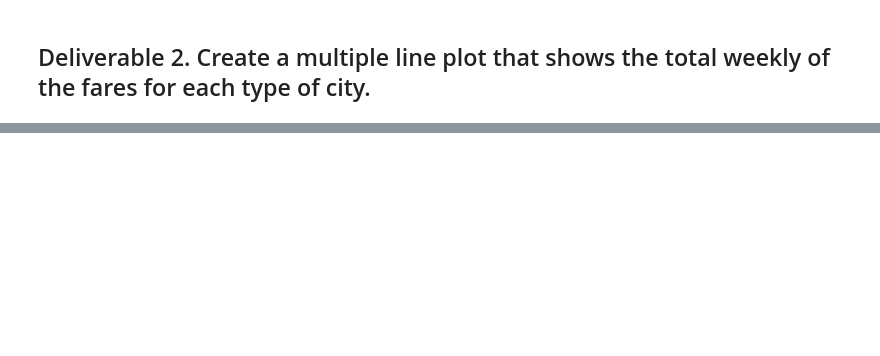
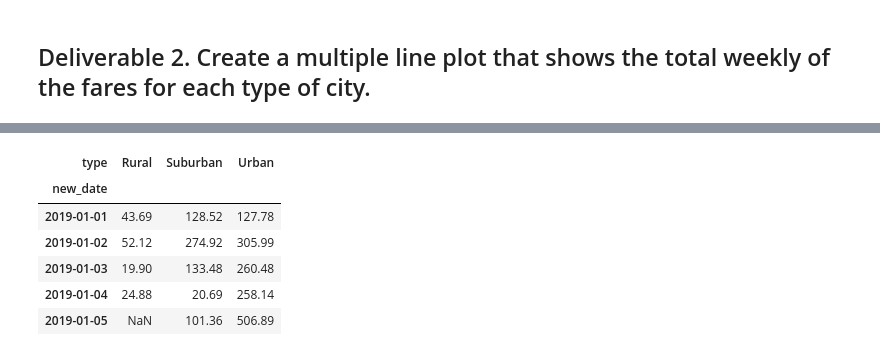
Before and after one commit to KJAnalytics/Pyber, a Jupyter notebook: Pyber_Challenge.ipynb, the cells around one changed output, grey strips where cells are left out. Cells and saved outputs as stored; diff of their text form; code cells hidden in the pictures; blank space fills up the shorter version.

```diff
--- a/Pyber_Challenge.ipynb
+++ b/Pyber_Challenge.ipynb
@@ -79,6 +172,5 @@ pyber_data_df
 # %%
 # 2. Using groupby() to create a new DataFrame showing the sum of the fares
 #  for each date where the indices are the city type and date.
-fares_by_date_df=pyber_data_df.groupby(["type", "date"]).sum()[["fare"]]
-
+fares_by_date_df=pyber_data_df.groupby(["type", "new_date"]).sum()[["fare"]]
 fares_by_date_df.head()
@@ -85,3 +185,5 @@ fares_by_date_df.head()
 # %%
 # 3. Reset the index on the DataFrame you created in #1. This is needed to use the 'pivot()' function.
 # df = df.reset_index()
+fares_by_date_df = fares_by_date_df.reset_index()
+fares_by_date_df.head()
@@ -88,5 +197,15 @@ fares_by_date_df.head()
 # %%
 # 4. Create a pivot table with the 'date' as the index, the columns ='type', and values='fare'
 # to get the total fares for each type of city by the date.
+fares_by_date_pivot = fares_by_date_df.pivot(index="new_date", columns="type", values="fare")
+fares_by_date_pivot.head()
+# %% [output]
+| type | Rural | Suburban | Urban |
+| new_date |  |  |  |
+| 2019-01-01 | 43.69 | 128.52 | 127.78 |
+| 2019-01-02 | 52.12 | 274.92 | 305.99 |
+| 2019-01-03 | 19.90 | 133.48 | 260.48 |
+| 2019-01-04 | 24.88 | 20.69 | 258.14 |
+| 2019-01-05 | NaN | 101.36 | 506.89 |
 # %%
 # 5. Create a new DataFrame from the pivot table DataFrame using loc on the given dates, '2019-01-01':'2019-04-29'.
```
Also changed, not shown: parts of 20 cells of this notebook, 1 other file.
